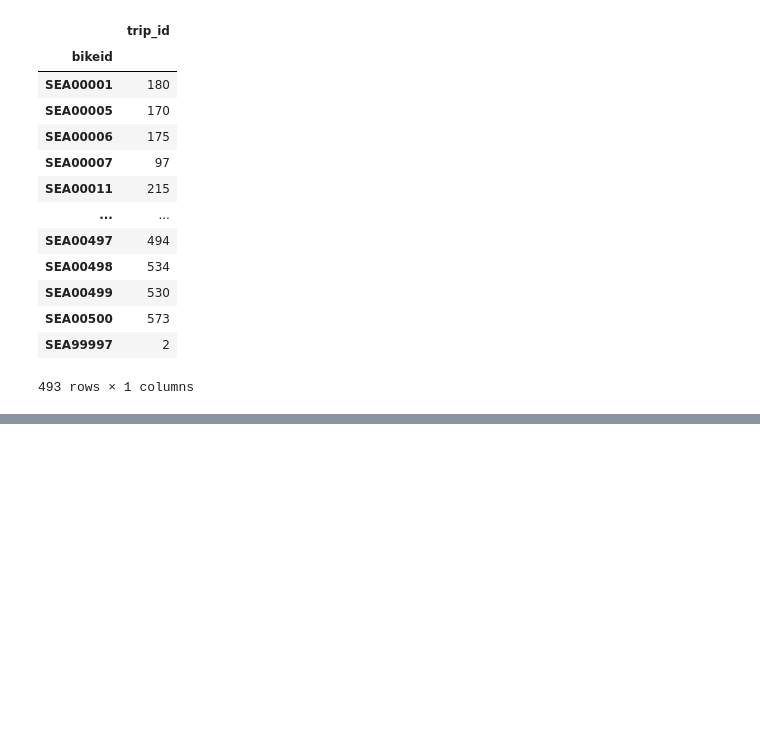
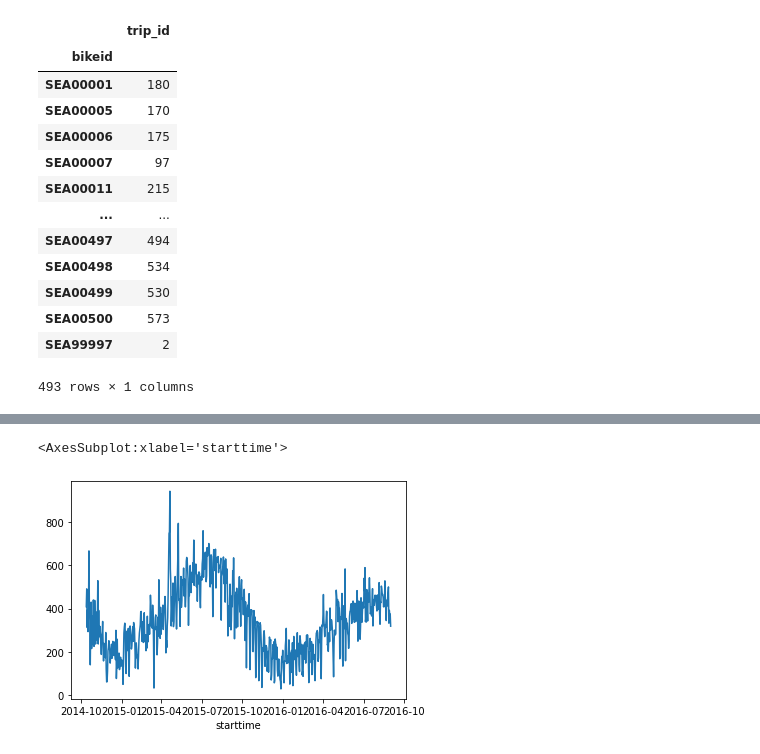
Before and after one commit to duranbe/bike-sharing, a Jupyter notebook: bike-sharing.ipynb, the cells around one changed output, grey strips where cells are left out. Cells and saved outputs as stored; diff of their text form; code cells hidden in the pictures; blank space fills up the shorter version.

```diff
--- a/bike-sharing.ipynb
+++ b/bike-sharing.ipynb
@@ -63,0 +97,5 @@ df[['trip_id','bikeid']].groupby('bikeid').count()
+# %%
+sns.lineplot(data=df.groupby(df.starttime.dt.date).size())
+# %% [output]
+<AxesSubplot:xlabel='starttime'>
+[figure, added]
```
Also changed, not shown: parts of 4 cells of this notebook, 3 other files.
